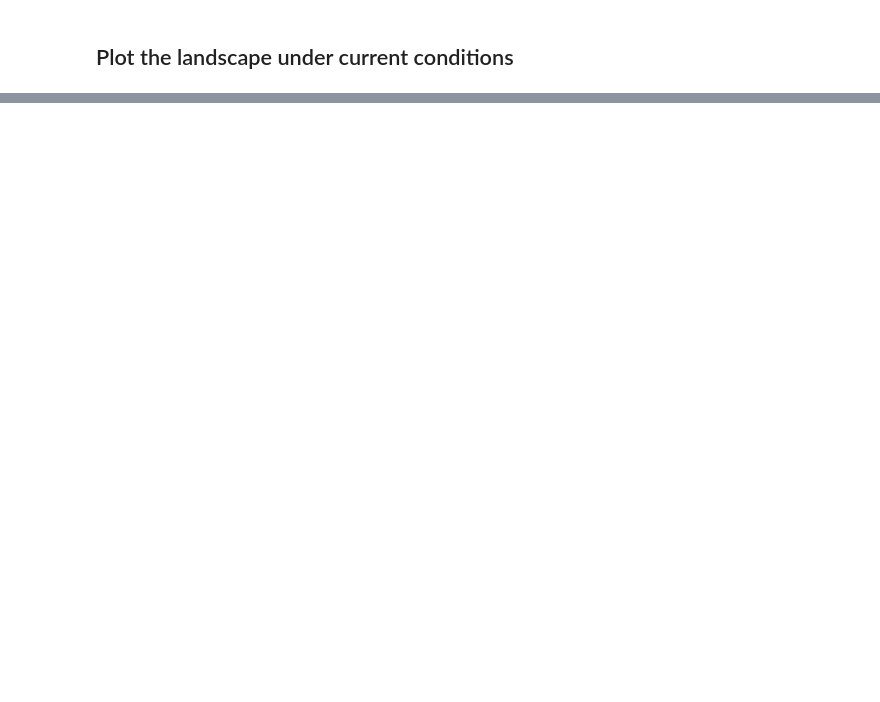
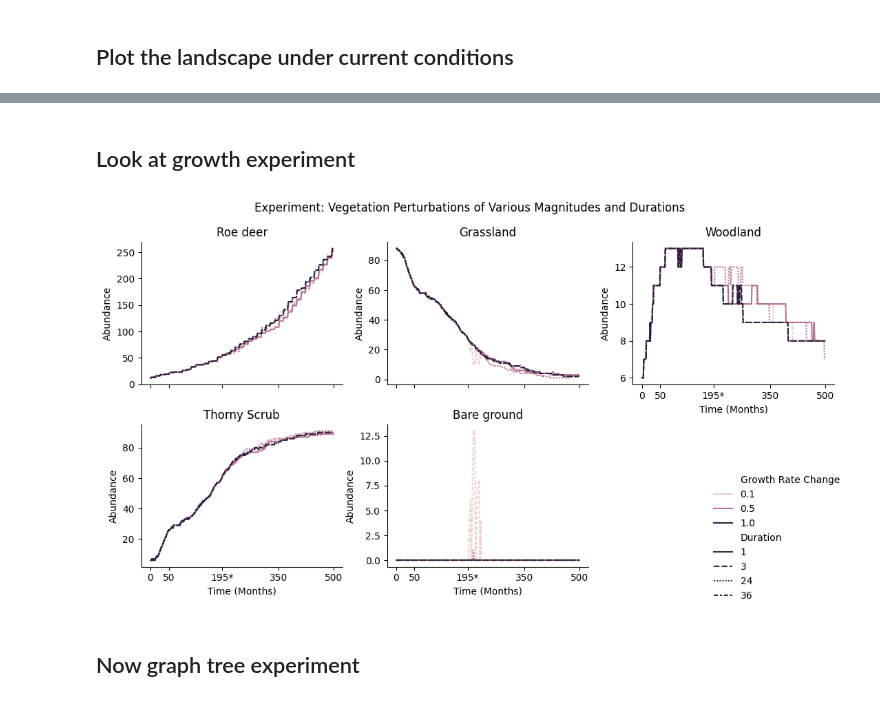
Before and after one commit to emjneil/rewilding_resilience, a Jupyter notebook: graphing_landscape.ipynb, the cells around one changed output, grey strips where cells are left out. Drawn from its saved outputs; the diff is of its cells as text; code cells hidden in the pictures; blank space fills up the shorter version.

Commit message:
updated experiments

```diff
--- a/graphing_landscape.ipynb
+++ b/graphing_landscape.ipynb
@@ -65,0 +77,35 @@ plt.show()
+# %% [markdown]
+## Look at growth experiment
+# %%
+# now let's look at experiments
+final_df = pd.read_csv('experiment_growth.csv').drop(['Unnamed: 0'], axis=1)
+# %%
+    f = sns.FacetGrid(final_df, col="Ecosystem Element", palette='Set1', col_wrap=3, sharey = False)
+    # graph abundance
+    f.map_dataframe(sns.lineplot, 'Time', 'Abundance', hue="Growth Rate Change", style="Duration")
+    f.add_legend(loc='lower right')
+
+    for ax in f.axes.flat:
+        ax.set_ylabel('Abundance')
+        ax.set_xlabel('Time (Months)')
+        ax.set_xticks([0, 50, 195, 350, 500])
+        ax.set_xticklabels([0, 50, "195*", 350, 500])
+
+    # add subplot titles
+    axes = f.axes.flatten()
+    # fill between the quantiles
+    axes[0].set_title("Roe deer")
+    axes[1].set_title("Grassland")
+    axes[2].set_title("Woodland")
+    axes[3].set_title("Thorny Scrub")
+    axes[4].set_title("Bare ground")
+
+    # add titles etc.
+    f.fig.suptitle('Experiment: Vegetation Perturbations of Various Magnitudes and Durations')
+    plt.tight_layout()
+    # plt.savefig('forecasting_experiment.png')
+    plt.show()
+# %% [output]
+[figure, added]
+# %% [markdown]
+## Now graph tree experiment
```
Also changed, not shown: parts of 6 cells of this notebook, 5 other files.
